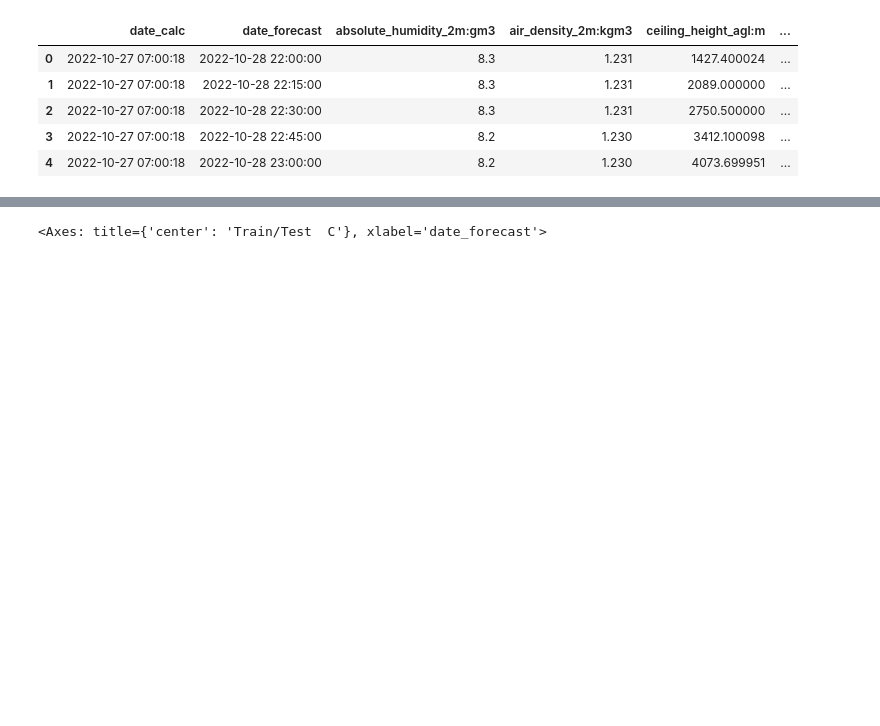
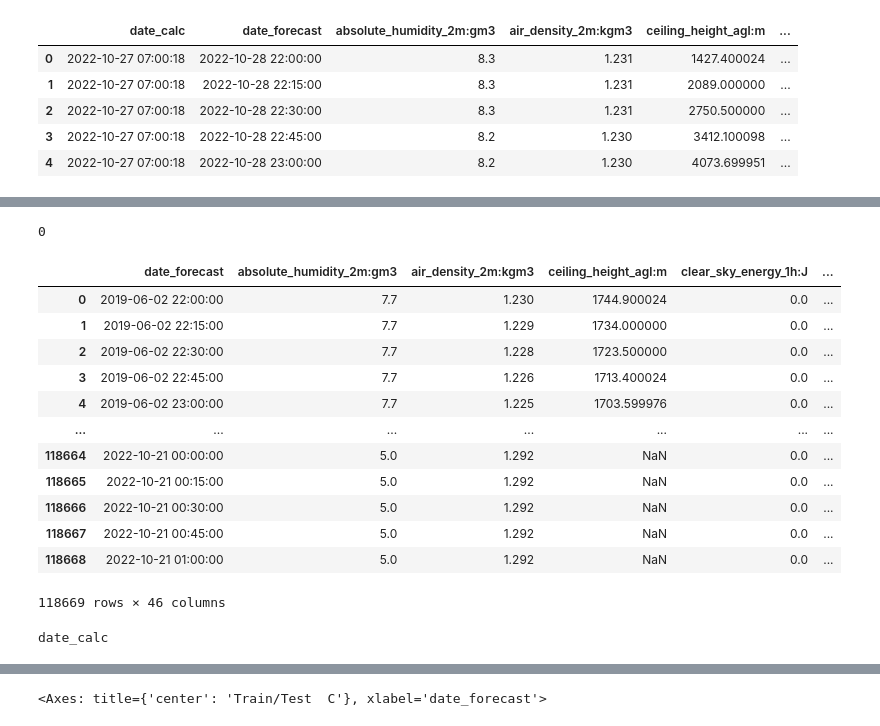
Before and after one commit to art-test-stack/ml_competition, a Jupyter notebook: read_files.ipynb, the cells around one changed output, grey strips where cells are left out. Drawn from its saved outputs; the diff is of its cells as text; code cells hidden in the pictures; blank space fills up the shorter version.

```diff
--- a/read_files.ipynb
+++ b/read_files.ipynb
@@ -121,0 +192,27 @@ X_train_observed_c = pd.read_parquet('C/X_train_observed.parquet')
+# %%
+X_train_diff_a.sum(axis=0)
+# %% [output]
+0
+# %%
+X_train_observed_a
+# %% [output]
+|  | date_forecast | absolute_humidity_2m:gm3 | air_density_2m:kgm3 | ceiling_height_agl:m | clear_sky_energy_1h:J | ... |
+| 0 | 2019-06-02 22:00:00 | 7.7 | 1.230 | 1744.900024 | 0.0 | ... |
+| 1 | 2019-06-02 22:15:00 | 7.7 | 1.229 | 1734.000000 | 0.0 | ... |
+| 2 | 2019-06-02 22:30:00 | 7.7 | 1.228 | 1723.500000 | 0.0 | ... |
+| 3 | 2019-06-02 22:45:00 | 7.7 | 1.226 | 1713.400024 | 0.0 | ... |
+| 4 | 2019-06-02 23:00:00 | 7.7 | 1.225 | 1703.599976 | 0.0 | ... |
+| ... | ... | ... | ... | ... | ... | ... |
+| 118664 | 2022-10-21 00:00:00 | 5.0 | 1.292 | NaN | 0.0 | ... |
+| 118665 | 2022-10-21 00:15:00 | 5.0 | 1.292 | NaN | 0.0 | ... |
+| 118666 | 2022-10-21 00:30:00 | 5.0 | 1.292 | NaN | 0.0 | ... |
+| 118667 | 2022-10-21 00:45:00 | 5.0 | 1.292 | NaN | 0.0 | ... |
+| 118668 | 2022-10-21 01:00:00 | 5.0 | 1.292 | NaN | 0.0 | ... |
+118669 rows × 46 columns
+# %%
+for key in X_train_estimated_a.keys():
+    if not key in X_train_observed_a.keys():
+        print(key)
+        break
+# %% [output]
+date_calc
```
Also changed, not shown: parts of 12 cells of this notebook, 1 other file.
